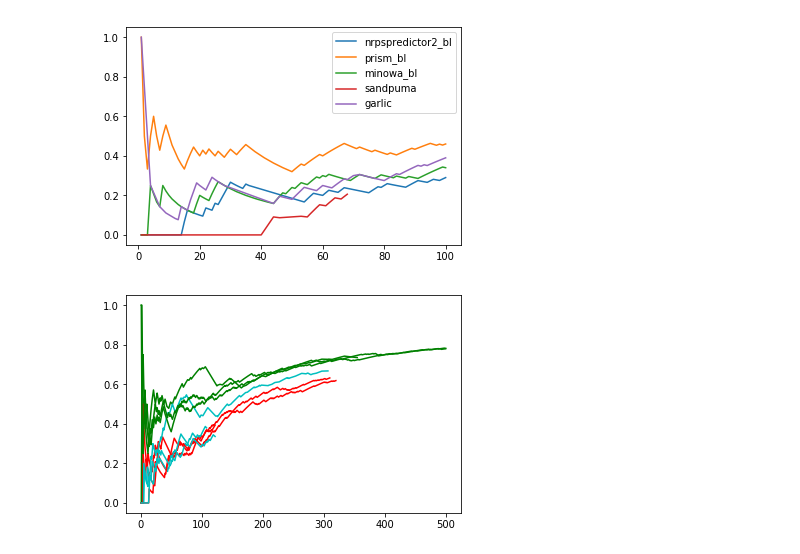
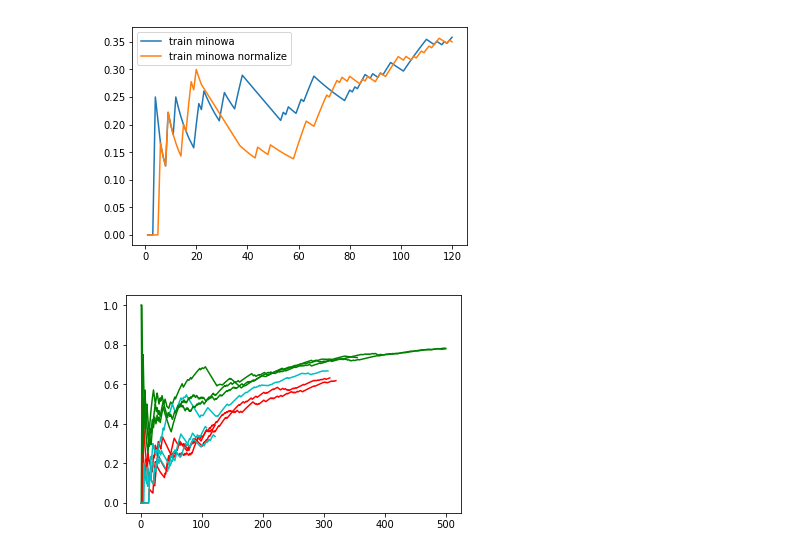
Before and after one commit to ablab/nerpa, a Jupyter notebook: scripts/res_compare.ipynb, the cells around one changed output. Cells and saved outputs as stored; diff of their text form; code cells hidden in the pictures.

Commit message:
score normalizing

```diff
--- a/scripts/res_compare.ipynb
+++ b/scripts/res_compare.ipynb
@@ -49,7 +49,7 @@ def getScoreList(res_file_name):
     res = []
     for index, row in res_df.iterrows():
         res.append((float(row["score"]), isWrong(getMolId(row["mol id"]), getPredictionId(row["prediction id"])),
-                   getMolId(row["mol id"]), getPredictionId(row["prediction id"])))
+                   getMolId(row["mol id"]), getPredictionId(row["prediction id"]), int(row["match cnt"])))
     res.sort()
     res = res[::-1]
     return res
@@ -60,7 +60,7 @@ def FDR(mergelist):
     cntElem = []
     FDR = []
 
-    elemCnt = min(len(mergelist), 100)
+    elemCnt = min(len(mergelist), 120)
     for i in range(elemCnt):
         if (i > 0 and mergelist[i - 1][0] != mergelist[i][0]):
             cntElem.append(i)# - curOne)
@@ -74,37 +74,42 @@ def FDR(mergelist):
 # %%
 import matplotlib.pyplot as plt
 %matplotlib inline
 
 for folder in ["dataset1"]:#, "dataset2", "dataset3"]:
     #x1, y1 = FDR(getScoreList(folder_path + folder + "/minowa.csv"))
     #plt.plot(x1, y1, label="minowa")
 
     #x2, y2 = FDR(getScoreList(folder_path + folder + "/prism.csv"))
     #plt.plot(x2, y2, label="prism")
 
     #x3, y3 = FDR(getScoreList(folder_path + folder + "/nrpspredictor2.csv"))
     #plt.plot(x3, y3, label="nrpspredictor2")
 
-    x4, y4 = FDR(getScoreList(folder_path + folder + "/nrpspredictor2_bl.csv"))
-    plt.plot(x4, y4, label="nrpspredictor2_bl")
+    #x4, y4 = FDR(getScoreList(folder_path + folder + "/nrpspredictor2.csv"))
+    #plt.plot(x4, y4, label="nrpspredictor2_bl")
 
-    x5, y5 = FDR(getScoreList(folder_path + folder + "/prism_bl.csv"))
-    plt.plot(x5, y5, label="prism_bl")
+    #x5, y5 = FDR(getScoreList(folder_path + folder + "/prism.csv"))
+    #plt.plot(x5, y5, label="prism_bl")
 
-    x6, y6 = FDR(getScoreList(folder_path + folder + "/minowa_bl.csv"))
-    plt.plot(x6, y6, label="minowa_bl")
+    #x6, y6 = FDR(getScoreList(folder_path + folder + "/minowa.csv"))
+    #plt.plot(x6, y6, label="minowa_bl")
+
+    x9, y9 = FDR(getScoreList(folder_path + folder + "/train/minowa.csv"))
+    plt.plot(x9, y9, label="train minowa")
+
+    x10, y10 = FDR(getScoreList(folder_path + folder + "/train/minowa_norm.csv"))
+    plt.plot(x10, y10, label="train minowa normalize")
+
     plt.legend()
+    #x7, y7 = FDR(getScoreList(folder_path + folder + "/sandpuma.csv"))
+    #plt.plot(x7, y7, label="sandpuma")
+    #plt.legend()
 
-
-    x7, y7 = FDR(getScoreList(folder_path + folder + "/sandpuma.csv"))
-    plt.plot(x7, y7, label="sandpuma")
-    plt.legend()
-
-    x8, y8 = FDR(getScoreList(folder_path + folder + "/garlic.csv"))
-    plt.plot(x8, y8, label="garlic")
-    plt.legend()
+    #x8, y8 = FDR(getScoreList(folder_path + folder + "/garlic.csv"))
+    #plt.plot(x8, y8, label="garlic")
+    #plt.legend()
 # %% [output]
-[figure, old version]
+[figure, new version]
 # %%
 import matplotlib.pyplot as plt
 %matplotlib inline
```
Also changed, not shown: parts of 8 cells of this notebook, 10 other files.
